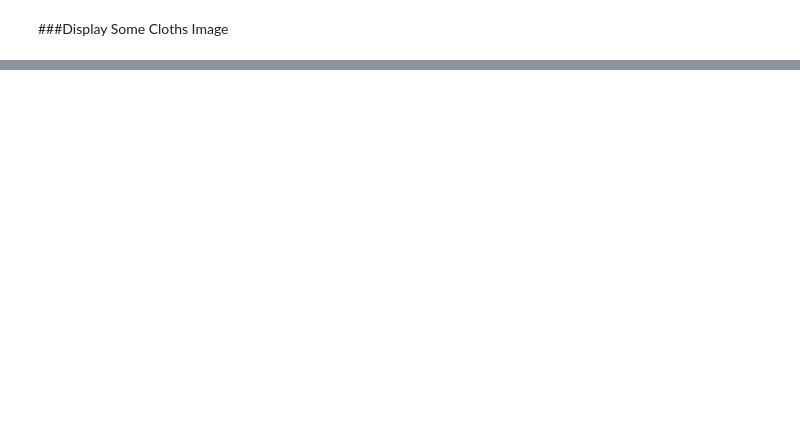
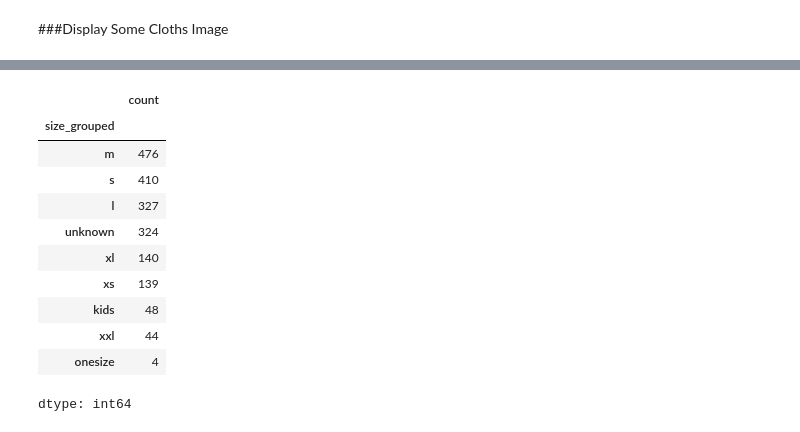
Before and after one commit to Boonyaratt/Second-Hand-Price-Prediction-CNN, a Jupyter notebook: Main.ipynb, the cells around one changed output, grey strips where cells are left out. Drawn from its saved outputs; the diff is of its cells as text; code cells hidden in the pictures; blank space fills up the shorter version.

```diff
--- a/Main.ipynb
+++ b/Main.ipynb
@@ -290,0 +227,12 @@ fatal: not a git repository (or any of the parent directories): .git
+# %%
+def display_unique_values(df, columns=None):
+    if columns is None:
+        columns = df.columns
+    for col in columns:
+        unique_vals = df[col].unique()
+        print(f"Column: {col}")
+        print(f"Unique values ({len(unique_vals)}): {unique_vals}\n")
+
+df['trend'] = df['trend'].replace({'No trend': 'None'})
+
+display_unique_values(df, ['category', 'type','size','season','trend','brand'])
@@ -290,0 +425,43 @@ fatal: not a git repository (or any of the parent directories): .git
+# %%
+def simplify_size(df):
+    df['size_clean'] = df['size'].astype(str).str.strip().str.lower()
+
+    # Mapping dictionary
+    size_mapping = {
+        'xs': ['34', '36', 'xs'],
+        's': ['38', '40', 's'],
+        'm': ['42', '44', 'm'],
+        'l': ['46', '48', 'l'],
+        'xl': ['50', '52', 'xl'],
+        'xxl': ['54', '56', 'xxl', 'xxxl'],
+        'onesize': ['onesize', 'one size', 'onesize'],
+        'kids': ['74', '80', '86', '92', '98', '104', '110', '116', '122',
+                 '128', '134', '140', '146', '158', '164'],
+        'unknown': ['none', 'nan', '']
+    }
+
+    def map_size(value):
+        for group, values in size_mapping.items():
+            if value in values:
+                return group
+        return 'unknown'
+
+    df['size_grouped'] = df['size_clean'].apply(map_size)
+    return df
+
+df = simplify_size(df)
+# %%
+df['size_grouped'].value_counts()
+# %% [output]
+|  | count |
+| size_grouped |  |
+| m | 476 |
+| s | 410 |
+| l | 327 |
+| unknown | 324 |
+| xl | 140 |
+| xs | 139 |
+| kids | 48 |
+| xxl | 44 |
+| onesize | 4 |
+dtype: int64
```
Also changed, not shown: parts of 23 cells of this notebook.
